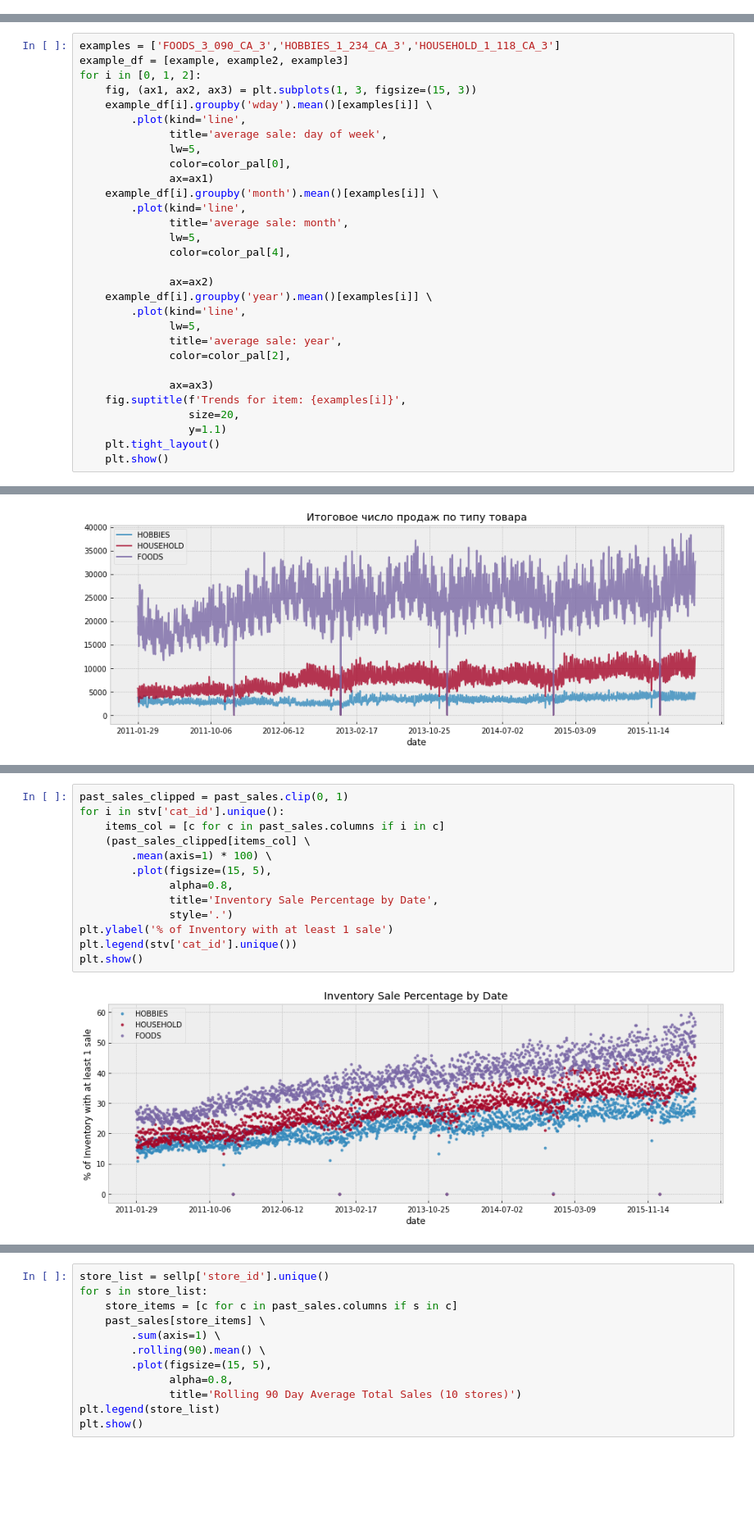
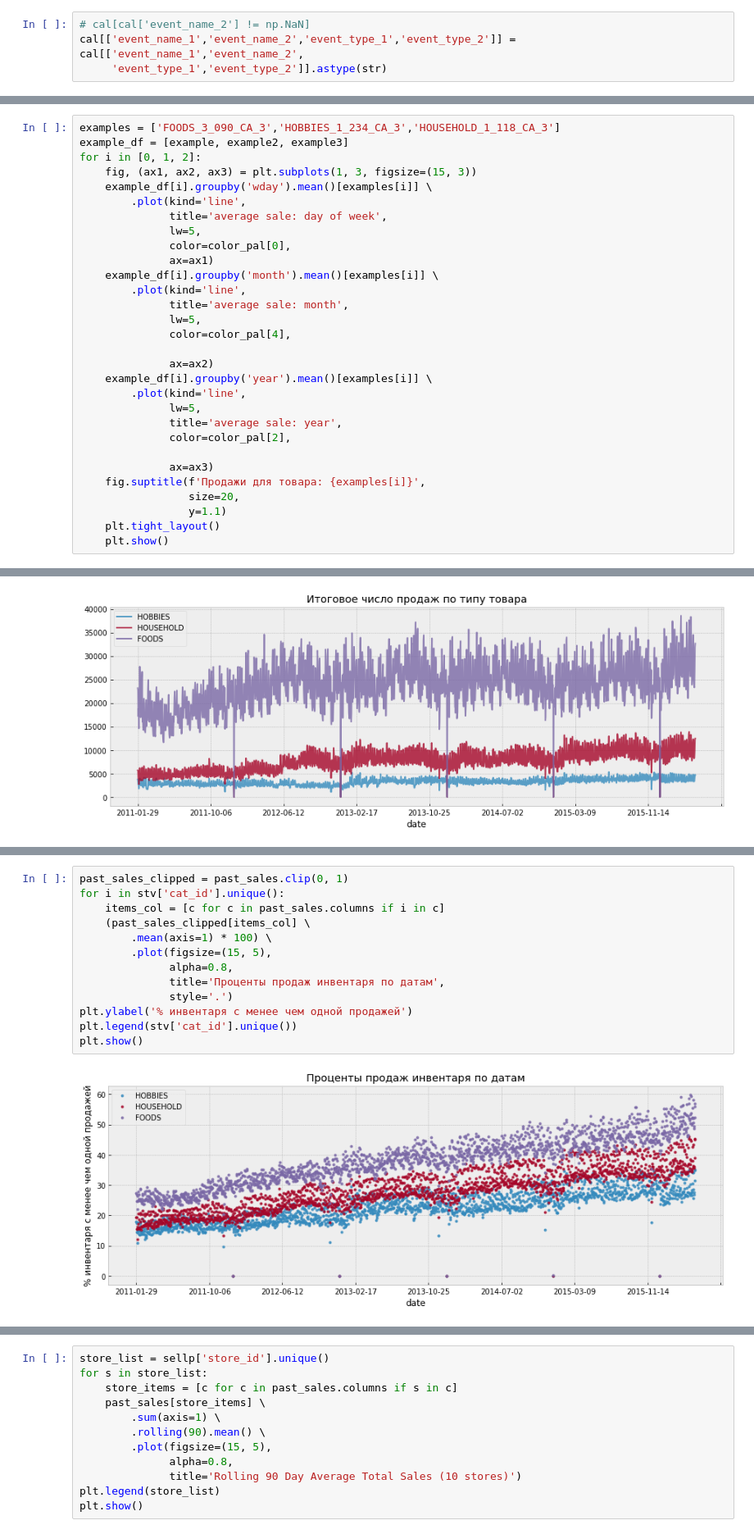
Before and after one commit to spannenberger/Walmart-notebook, a Jupyter notebook: WALMART.ipynb, the cells around one changed output, grey strips where cells are left out. Shown at 82% size. Cells and saved outputs as stored; diff of their text form; blank space fills up the shorter version.

```diff
--- a/WALMART.ipynb
+++ b/WALMART.ipynb
@@ -105,0 +99,4 @@ cal[['d','date','event_name_1','event_name_2',
+# %%
+# cal[cal['event_name_2'] != np.NaN]
+cal[['event_name_1','event_name_2','event_type_1','event_type_2']] = cal[['event_name_1','event_name_2',
+     'event_type_1','event_type_2']].astype(str)
@@ -158,7 +180,7 @@ for i in [0, 1, 2]:
               color=color_pal[2],
 
               ax=ax3)
-    fig.suptitle(f'Trends for item: {examples[i]}',
+    fig.suptitle(f'Продажи для товара: {examples[i]}',
                  size=20,
                  y=1.1)
     plt.tight_layout()
@@ -243,18 +273,18 @@ plt.show()
 # %%
 past_sales_clipped = past_sales.clip(0, 1)
 for i in stv['cat_id'].unique():
     items_col = [c for c in past_sales.columns if i in c]
     (past_sales_clipped[items_col] \
         .mean(axis=1) * 100) \
         .plot(figsize=(15, 5),
               alpha=0.8,
-              title='Inventory Sale Percentage by Date',
+              title='Проценты продаж инвентаря по датам',
               style='.')
-plt.ylabel('% of Inventory with at least 1 sale')
+plt.ylabel('% инвентаря с менее чем одной продажей')
 plt.legend(stv['cat_id'].unique())
 plt.show()
 # %% [output]
-[figure, old version]
+[figure, new version]
 # %% [markdown]
 # Продажи по магазинам
 Приведены данные по 10 уникальным магазинам. Каковы общие продажи по магазинам?
```
Also changed, not shown: parts of 55 cells of this notebook.
